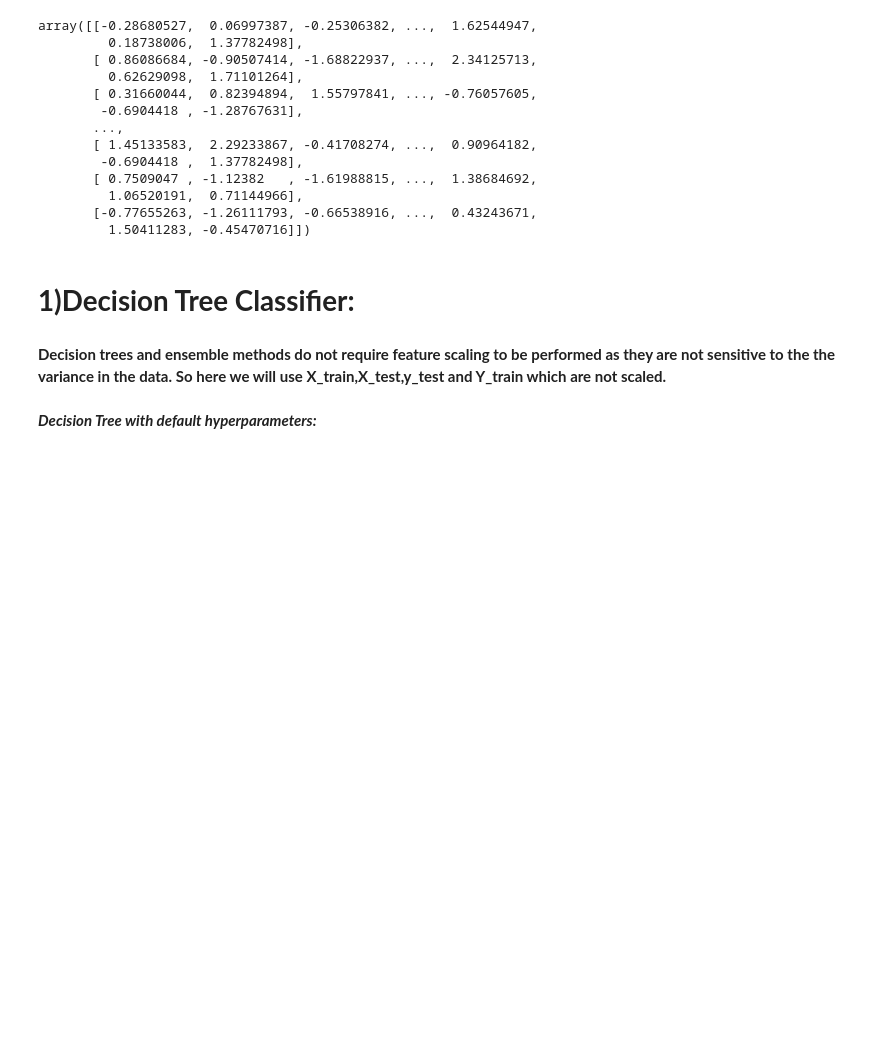
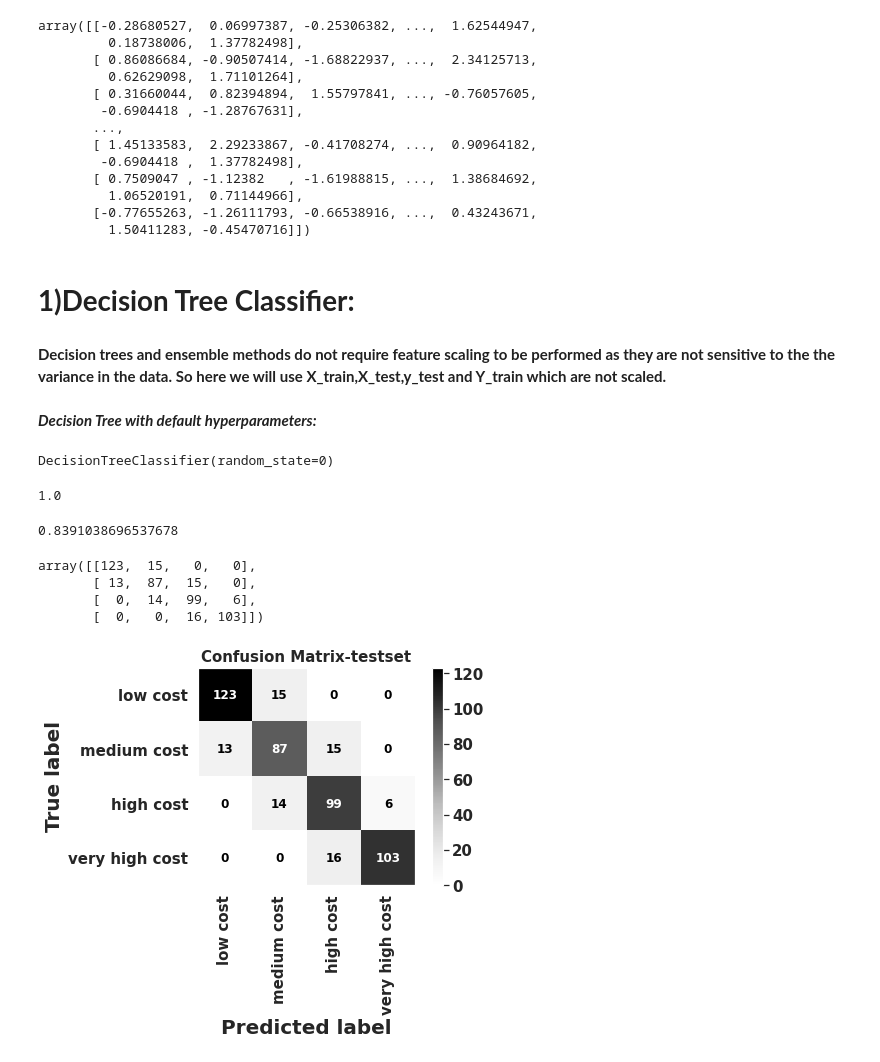
Before and after one commit to PremPatil0129/MobilePriceRangePrediction, a Jupyter notebook: MobilePriceRangePrediction.ipynb, the cells around one changed output. Drawn from its saved outputs; the diff is of its cells as text; code cells hidden in the pictures; blank space fills up the shorter version.

```diff
--- a/MobilePriceRangePrediction.ipynb
+++ b/MobilePriceRangePrediction.ipynb
@@ -817,3 +817,11 @@ Class_cat = ['low cost','medium cost', 'high cost', 'very high cost']
 **So here we will use X_train,X_test,y_test and Y_train which are not scaled.**
 # %% [markdown]
 ***Decision Tree with default hyperparameters:***
+# %%
+# Creating object of the decision tree.
+dtc=DecisionTreeClassifier(random_state=0)
+# %%
+# fitting/training the train set.
+dtc.fit(X_train,y_train)
+# %% [output]
+DecisionTreeClassifier(random_state=0)
@@ -819,0 +832,27 @@ Class_cat = ['low cost','medium cost', 'high cost', 'very high cost']
+# %%
+# Checking train set accuracy.
+accuracy_score(y_train,y_train_pred)
+# %% [output]
+1.0
+# %%
+# Checking test set accuracy
+accuracy_score(y_test,y_pred)
+# %% [output]
+0.8391038696537678
+# %%
+# Confusion matrix for test set.
+cf_matrix=confusion_matrix(y_test,y_pred)
+cf_matrix
+# %% [output]
+array([[123,  15,   0,   0],
+       [ 13,  87,  15,   0],
+       [  0,  14,  99,   6],
+       [  0,   0,  16, 103]])
+# %%
+# plotting confusion matrix for test set.
+plot_confusion_matrix(dtc,X_test,y_test,cmap='Greys',display_labels=Class_cat,xticks_rotation='vertical')
+plt.grid(False)
+plt.title('Confusion Matrix-testset',fontsize=15)
+plt.show()
+# %% [output]
+[figure, added]
```
Also changed, not shown: parts of 1 cell of this notebook.
